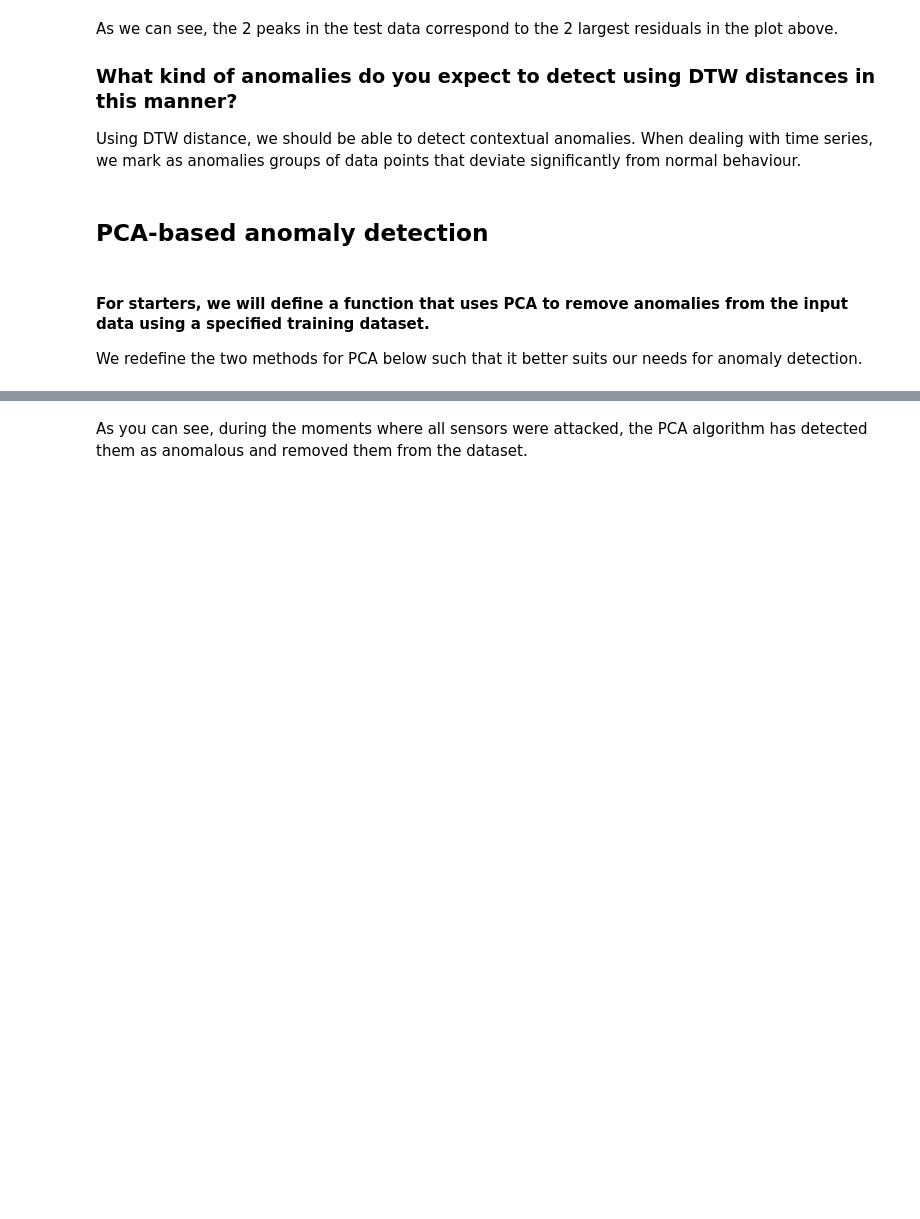
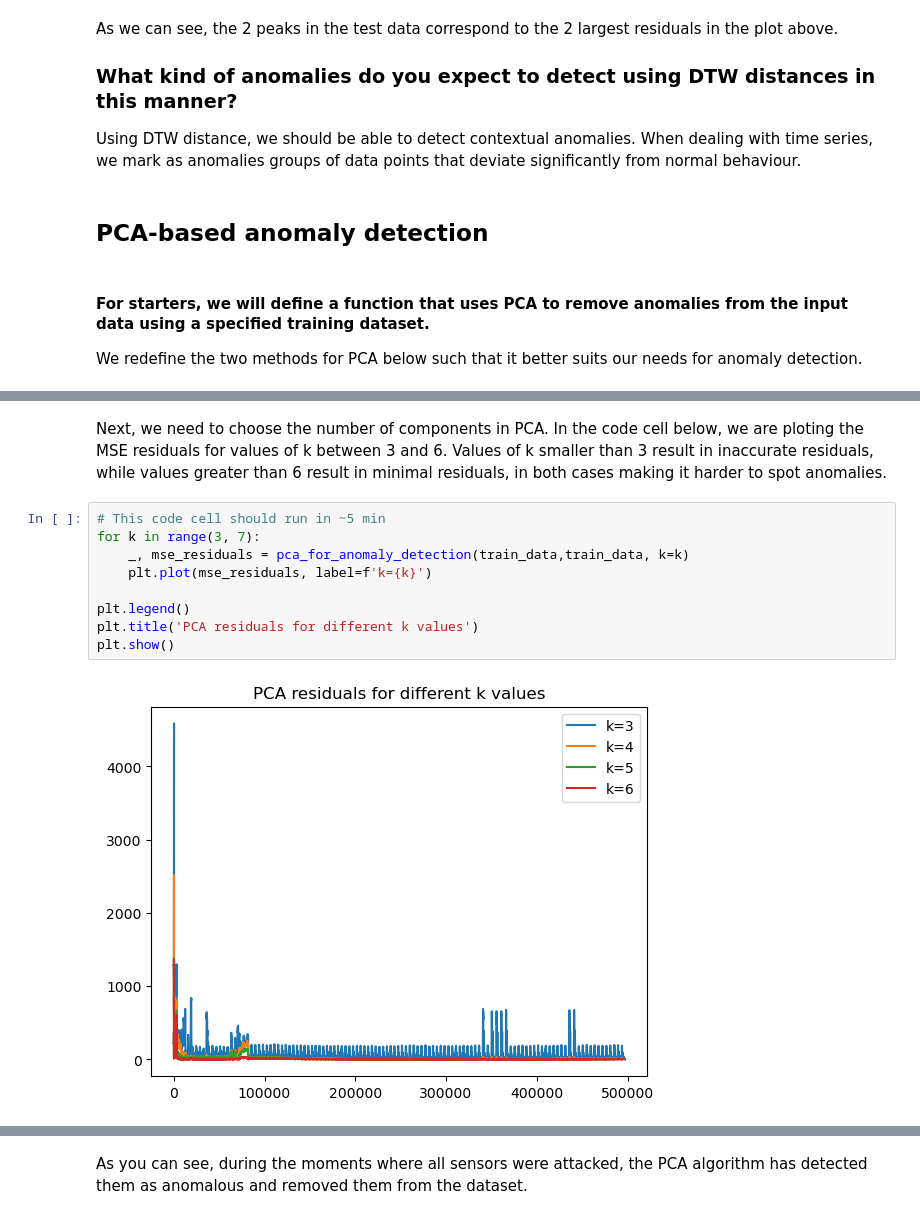
Before and after one commit to andreist3fan/vitejii-dm, a Jupyter notebook: Anomaly Detection.ipynb, the cells around one changed output, grey strips where cells are left out. Drawn from its saved outputs; the diff is of its cells as text; blank space fills up the shorter version.

```diff
--- a/Anomaly Detection.ipynb
+++ b/Anomaly Detection.ipynb
@@ -343,0 +333,13 @@ calculated mse
+# %% [markdown]
+Next, we need to choose the number of components in PCA. In the code cell below, we are ploting the MSE residuals for values of k between 3 and 6. Values of k smaller than 3 result in inaccurate residuals, while values greater than 6 result in minimal residuals, in both cases making it harder to spot anomalies.
+# %%
+# This code cell should run in ~5 min
+for k in range(3, 7):
+    _, mse_residuals = pca_for_anomaly_detection(train_data,train_data, k=k)
+    plt.plot(mse_residuals, label=f'k={k}')
+
+plt.legend()
+plt.title('PCA residuals for different k values')
+plt.show()
+# %% [output]
+[figure, added]
```
Also changed, not shown: parts of 19 cells of this notebook.
